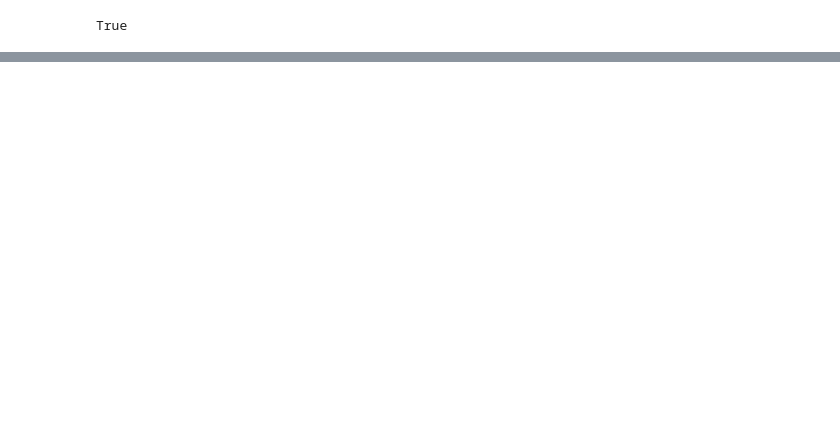
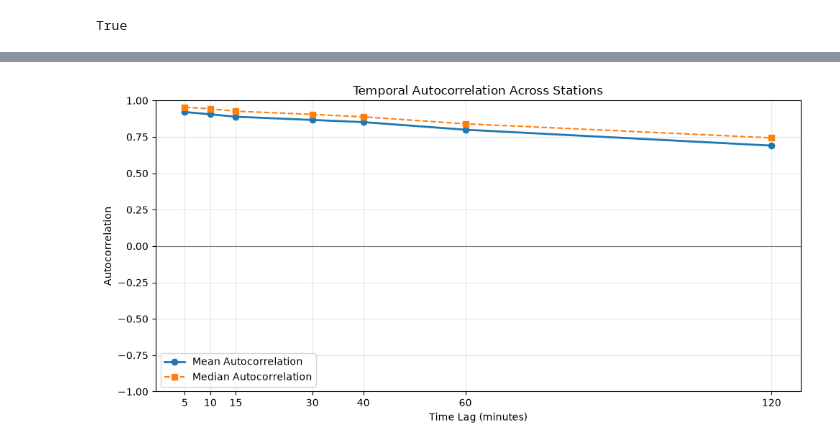
Before and after one commit to sametsav/VoltAhead, a Jupyter notebook: notebooks/02_temporal_autocorrelation.ipynb, the cells around one changed output, grey strips where cells are left out. Drawn from its saved outputs; the diff is of its cells as text; code cells hidden in the pictures; blank space fills up the shorter version.

Commit message:
Complete temporal analysis and autocorrelation EDA

```diff
--- a/notebooks/02_temporal_autocorrelation.ipynb
+++ b/notebooks/02_temporal_autocorrelation.ipynb
@@ -175,0 +281,11 @@ availability predictions.
+# %%
+autocorr_summary = pd.DataFrame({
+    "Mean": autocorr_df.mean(),
+    "Median": autocorr_df.median(),
+    "Std": autocorr_df.std(),
+    "Valid Stations": autocorr_df.count()
+})
+
+autocorr_summary.index.name = "Lag (minutes)"
+
+autocorr_summary.round(4)
@@ -175,0 +302,40 @@ availability predictions.
+# %%
+fig, ax = plt.subplots(figsize=(10, 5))
+
+ax.plot(
+    autocorr_summary.index,
+    autocorr_summary["Mean"],
+    marker="o",
+    linewidth=2,
+    label="Mean Autocorrelation"
+)
+
+ax.plot(
+    autocorr_summary.index,
+    autocorr_summary["Median"],
+    marker="s",
+    linestyle="--",
+    label="Median Autocorrelation"
+)
+
+ax.set_xlabel("Time Lag (minutes)")
+ax.set_ylabel("Autocorrelation")
+ax.set_title("Temporal Autocorrelation Across Stations")
+
+ax.set_xticks(lags_minutes)
+ax.set_ylim(-1, 1)
+ax.axhline(0, color="gray", linewidth=0.8)
+ax.grid(alpha=0.3)
+ax.legend()
+
+fig.tight_layout()
+
+fig.savefig(
+    figures_dir / "temporal_autocorrelation.png",
+    dpi=300,
+    bbox_inches="tight"
+)
+
+plt.show()
+# %% [output]
+[figure, added]
```
Also changed, not shown: parts of 51 cells of this notebook, 4 other files.
